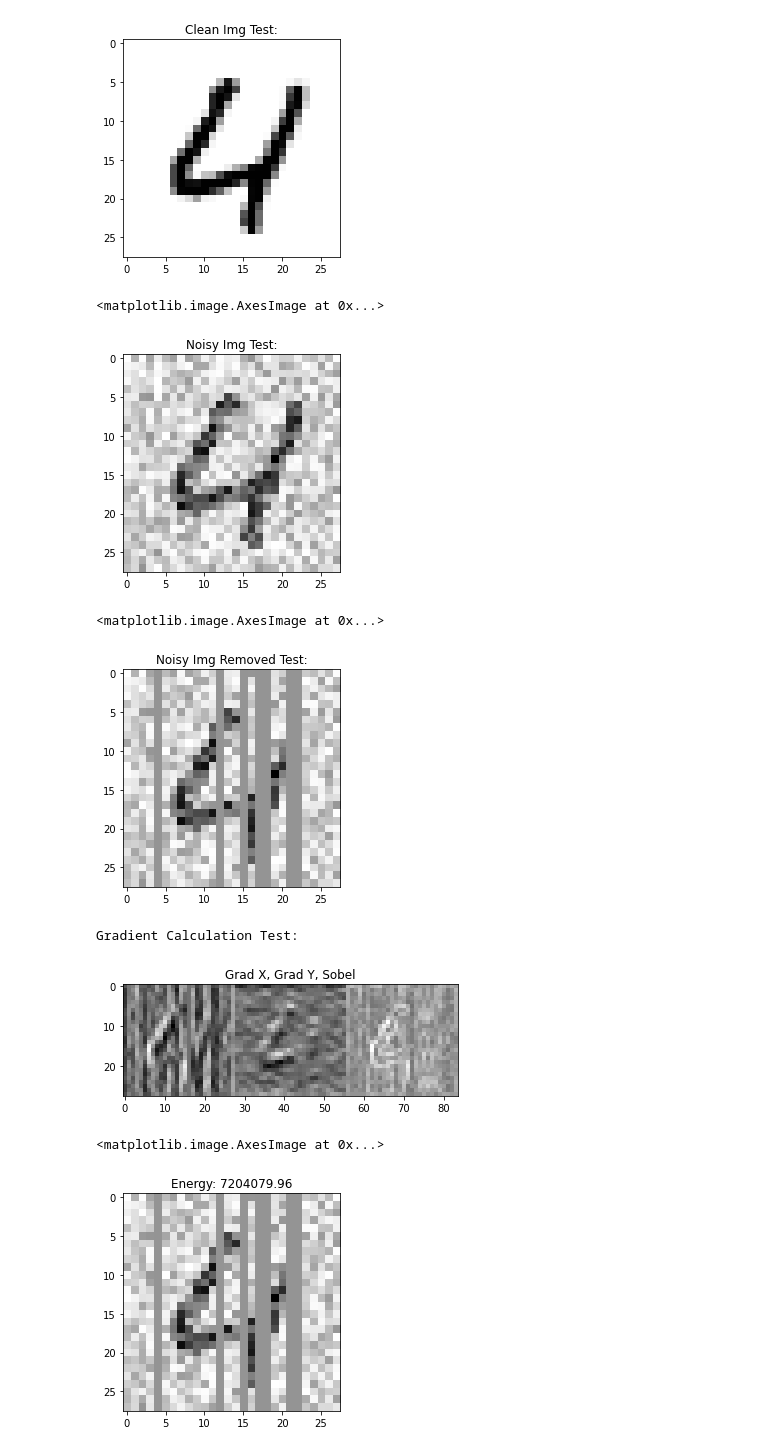
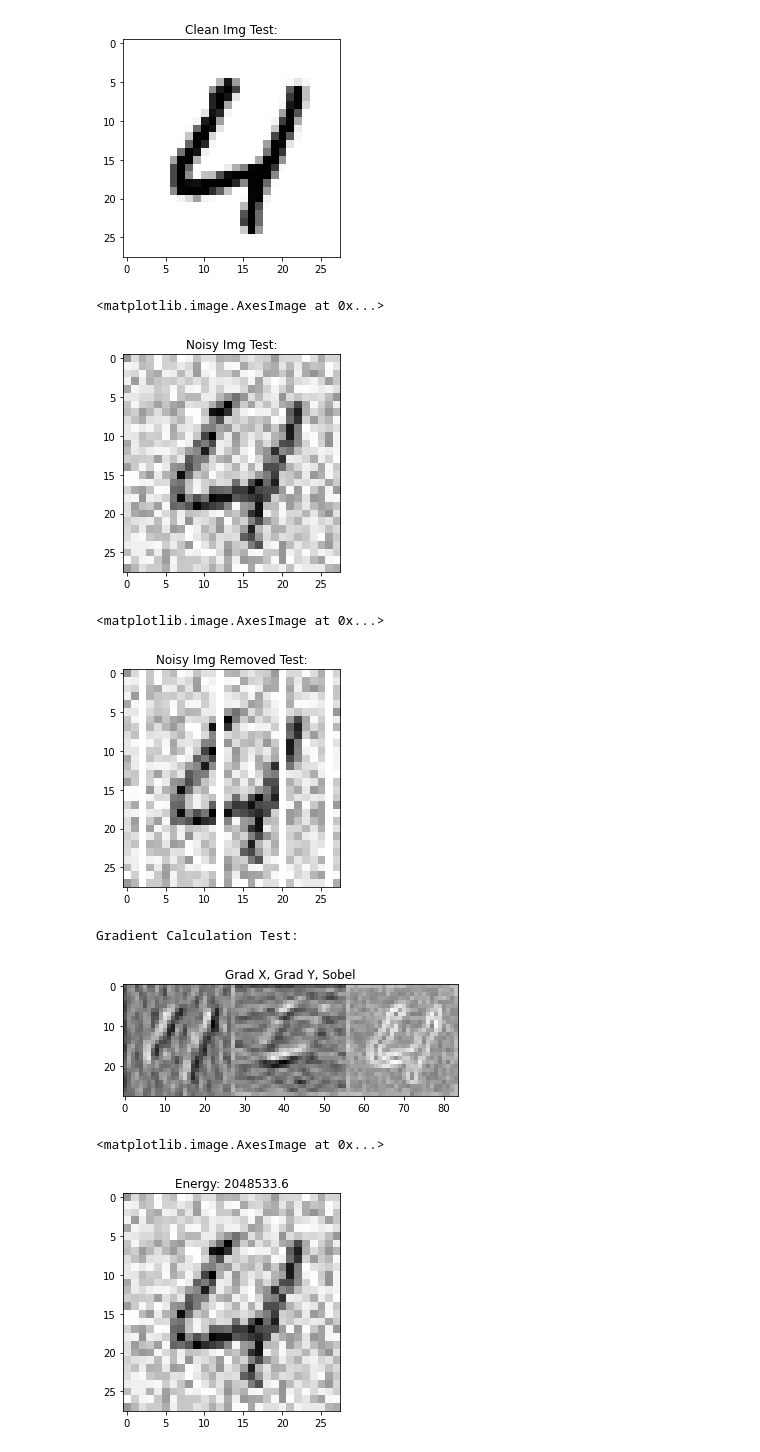
Before and after one commit to Nallaka/energy-model, a Jupyter notebook: iterative-energy-model.ipynb, the cells around one changed output. Saved outputs shown, nothing was run; the diff lists cells and outputs as text; code cells hidden in the pictures.

```diff
--- a/iterative-energy-model.ipynb
+++ b/iterative-energy-model.ipynb
@@ -83,10 +83,7 @@ rand_lines = np.random.randint(0, 28, size=28)
 for i in rand_lines:
     if rand_chance[i] < 9:
         for j in range(noisy_img_removed.size()[0]):
-            noisy_img_removed[j][rand_lines[i]] = 0
-
-noisy_img_old = noisy_img
-noisy_img = noisy_img_removed
+            noisy_img_removed[j][rand_lines[i]] = -255
 # %% [output]
 torch.Size([60000, 28, 28])
 # %%
@@ -97,18 +94,18 @@ plt.imshow(clean_img, cmap="Greys")
 [figure]
 # %%
 plt.title("Noisy Img Test:")
-plt.imshow(noisy_img_old, cmap="Greys")
+plt.imshow(noisy_img, cmap="Greys")
 # %% [output]
 <matplotlib.image.AxesImage at 0x...>
-[figure, old version]
+[figure, new version]
 # %%
 plt.title("Noisy Img Removed Test:")
 plt.imshow(noisy_img_removed, cmap="Greys")
 # %% [output]
 <matplotlib.image.AxesImage at 0x...>
-[figure, old version]
+[figure, new version]
 # %%
-ALPHA = 0.01
+ALPHA = 0.05
 BETA = 0.01
 # %%
 print("Gradient Calculation Test:")
@@ -119,11 +116,12 @@ sx = ndimage.sobel(noisy_img,axis=1,mode='constant')
 sobel=np.hypot(sx,sy)
 plots = np.concatenate((sx, sy, sobel), axis = 1)
 plt.title("Grad X, Grad Y, Sobel")
+
 plt.imshow(plots,cmap=plt.cm.gray)
 plt.show()
 # %% [output]
 Gradient Calculation Test:
-[figure, old version]
+[figure, new version]
 # %%
 def grads(img):
     sy = ndimage.sobel(img,axis=0,mode='nearest')
@@ -133,17 +131,18 @@ def grads(img):
 
     return sx, sy
 # %%
+sx, sy = grads(noisy_img)
 e1 = ALPHA * sx + BETA * sy
-e2 = torch.subtract(clean_img, noisy_img)
+e2 = torch.subtract(noisy_img_removed, noisy_img)
 e2 = e2.numpy()
 e2 = np.square(e2)
 e2 = np.multiply(e2, 0.5)
 energy = np.add(e1, e2)
 plt.title(f"Energy: {np.sum(energy)}")
 plt.imshow(noisy_img, cmap="Greys")
 # %% [output]
 <matplotlib.image.AxesImage at 0x...>
-[figure, old version]
+[figure, new version]
 # %%
 def energy(clean_img, noisy_img):
     e1 = ALPHA * sx + BETA * sy
```
Also changed, not shown: parts of 3 cells of this notebook, 1 other file.
